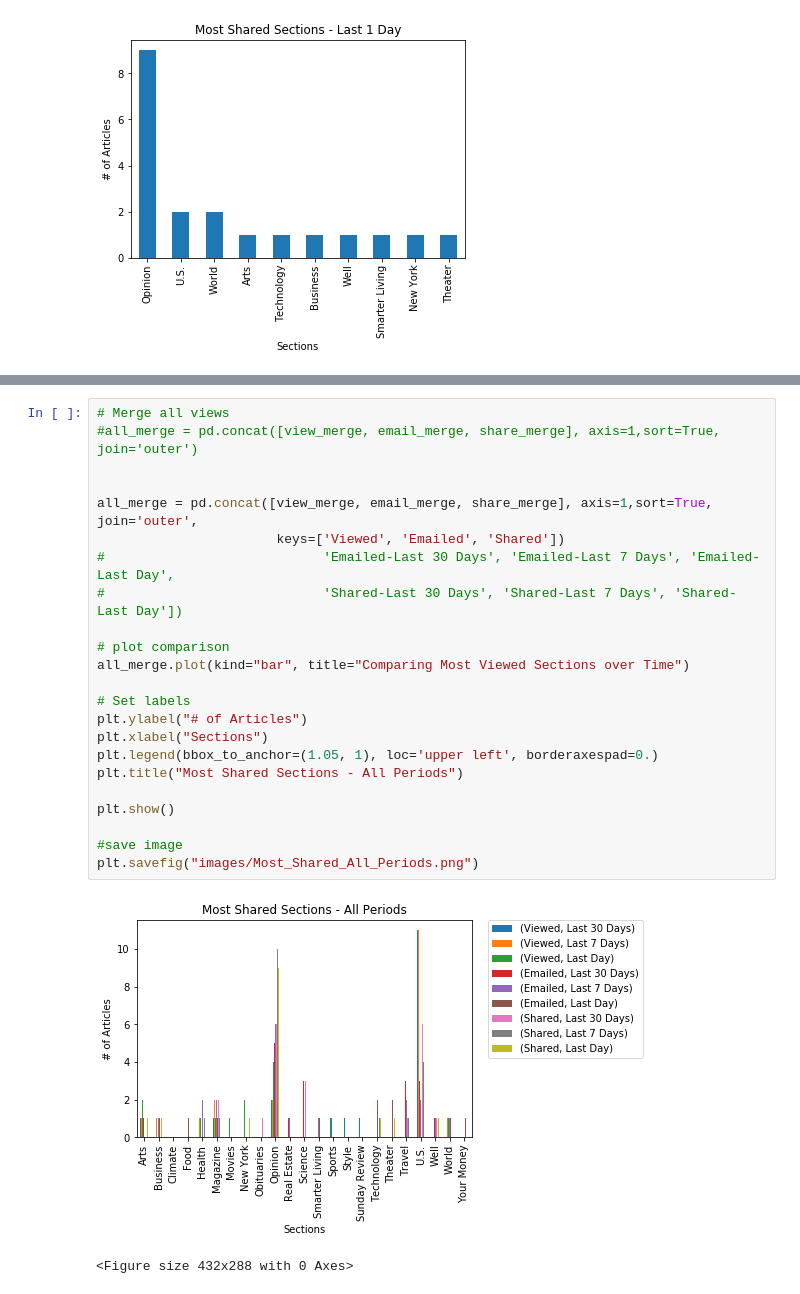
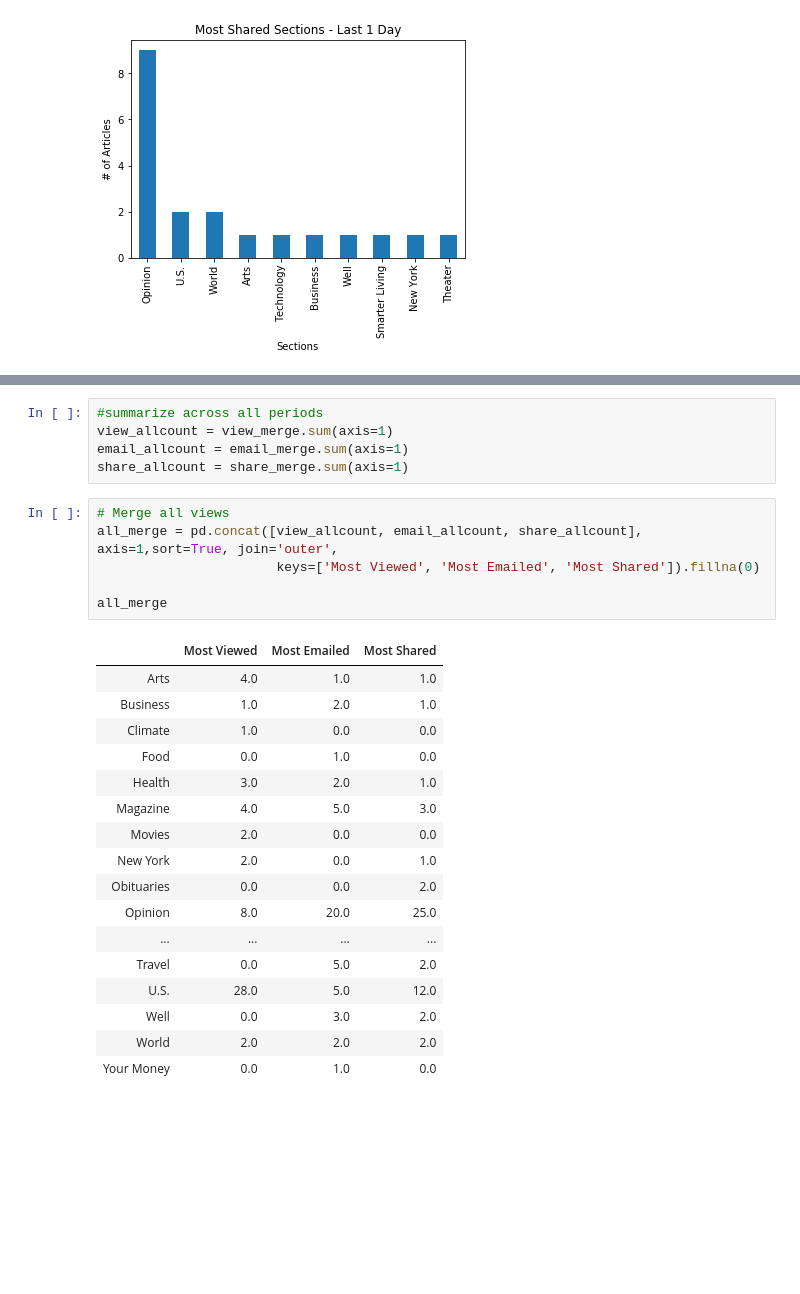
Before and after one commit to CTRLALTAFK/NYT_Analytics, a Jupyter notebook: Jacobs_NB.ipynb, the cells around one changed output, grey strips where cells are left out. Drawn from its saved outputs; the diff is of its cells as text; blank space fills up the shorter version.

```diff
--- a/Jacobs_NB.ipynb
+++ b/Jacobs_NB.ipynb
@@ -438,26 +418,29 @@ view_merge
-# %%
-# Merge all views
-#all_merge = pd.concat([view_merge, email_merge, share_merge], axis=1,sort=True, join='outer')
-
-
-all_merge = pd.concat([view_merge, email_merge, share_merge], axis=1,sort=True, join='outer',
-                       keys=['Viewed', 'Emailed', 'Shared'])
-#                            'Emailed-Last 30 Days', 'Emailed-Last 7 Days', 'Emailed-Last Day',
-#                            'Shared-Last 30 Days', 'Shared-Last 7 Days', 'Shared-Last Day'])
-
-# plot comparison
-all_merge.plot(kind="bar", title="Comparing Most Viewed Sections over Time")
-
-# Set labels
-plt.ylabel("# of Articles")
-plt.xlabel("Sections")
-plt.legend(bbox_to_anchor=(1.05, 1), loc='upper left', borderaxespad=0.)
-plt.title("Most Shared Sections - All Periods")
-
-plt.show()
-
-#save image
-plt.savefig("images/Most_Shared_All_Periods.png")
-# %% [output]
-[figure, removed]
-<Figure size 432x288 with 0 Axes>
+# %%
+#summarize across all periods
+view_allcount = view_merge.sum(axis=1)
+email_allcount = email_merge.sum(axis=1)
+share_allcount = share_merge.sum(axis=1)
+# %%
+# Merge all views
+all_merge = pd.concat([view_allcount, email_allcount, share_allcount], axis=1,sort=True, join='outer',
+                       keys=['Most Viewed', 'Most Emailed', 'Most Shared']).fillna(0)
+
+all_merge
+# %% [output]
+|  | Most Viewed | Most Emailed | Most Shared |
+| Arts | 4.0 | 1.0 | 1.0 |
+| Business | 1.0 | 2.0 | 1.0 |
+| Climate | 1.0 | 0.0 | 0.0 |
+| Food | 0.0 | 1.0 | 0.0 |
+| Health | 3.0 | 2.0 | 1.0 |
+| Magazine | 4.0 | 5.0 | 3.0 |
+| Movies | 2.0 | 0.0 | 0.0 |
+| New York | 2.0 | 0.0 | 1.0 |
+| Obituaries | 0.0 | 0.0 | 2.0 |
+| Opinion | 8.0 | 20.0 | 25.0 |
+| ... | ... | ... | ... |
+| Travel | 0.0 | 5.0 | 2.0 |
+| U.S. | 28.0 | 5.0 | 12.0 |
+| Well | 0.0 | 3.0 | 2.0 |
+| World | 2.0 | 2.0 | 2.0 |
+| Your Money | 0.0 | 1.0 | 0.0 |
```
Also changed, not shown: parts of 7 cells of this notebook, 2 other files.
